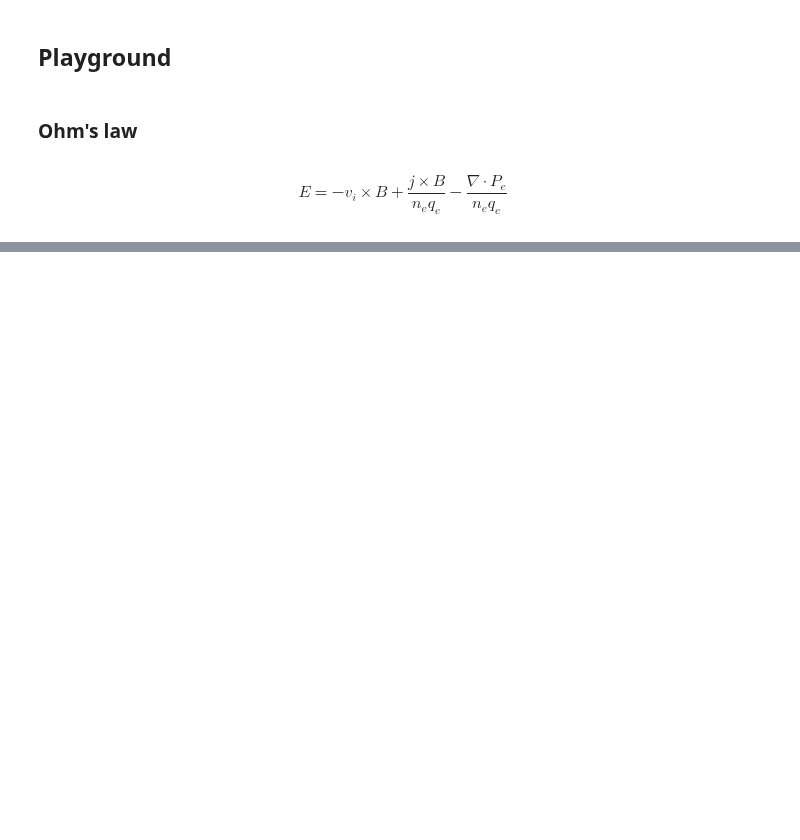
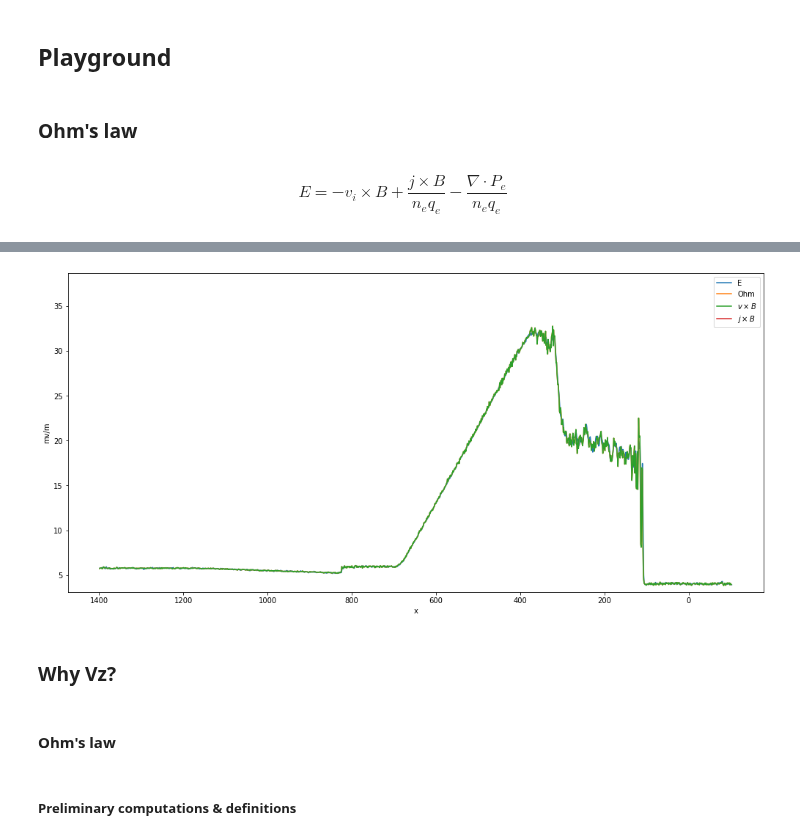
Before and after one commit to cmoissar/Jupyter-Notebooks, a Jupyter notebook: workpad.ipynb, the cells around one changed output, grey strips where cells are left out. Cells and saved outputs as stored; diff of their text form; code cells hidden in the pictures; blank space fills up the shorter version.

```diff
--- a/workpad.ipynb
+++ b/workpad.ipynb
@@ -93,9 +85,9 @@ qe = 1.60217662e-19 #C
 Cluster = 'Zoidberg'
 Cluster = 'Curie'
 Cluster = 'Occ'
-run_name = '20_04_23_very_rough_big_one_Bz-By-_re'
+run_name = '20_05_18_event_only'
 
-time = 190
+time = 210
 time = '%05d' % time    # Change the time to string format, needed by functions
 
 filepath = '../' + Cluster + '/' + run_name + '/ncfiles/'
@@ -222,3 +207,9 @@ Close file and return...
+# %%
+b = 1e-9
+j = 1e-9
+v = 1e3
+e = 1e3
+n = 1e6
 # %% [markdown]
 ### Compute J
 # %%
@@ -262,8 +257,4 @@ JxBx[:], JxBy[:], JxBz[:] = cross_product(J, B)[:] * (1/(qe*N[:]))
 JxB = [JxBx, JxBy, JxBz]
-# %%
-b = 1e-9
-j = b/cwp
-v = 1e3
 # %%
 # plt.plot(X, E[2][:, ny0, nz0], label='Ez')
 # plt.plot(X, -1e3*b*v*VxB[2][:, ny0, nz0], label='(VxB)z')
@@ -278,11 +269,11 @@ v = 1e3
 # plt.show()
 
 i = 2
-Ohm = -b*v*VxB[i][:, ny0, nz0] + j*b*JxB[i][:, ny0, nz0]
+Ohm = -v*b*VxB[i][:, ny0, nz0] + j*b*JxB[i][:, ny0, nz0]/n
 plt.plot(x, E[i][:, ny0, nz0], label='E')
 plt.plot(x, 1e3*Ohm, label='Ohm')
 plt.plot(x, 1e3*(-b*v*VxB[i][:, ny0, nz0]), label=r'$v \times B$')
-plt.plot(x, 1e3*(j*b*JxB[i][:, ny0, nz0]), label=r'$j \times B$')
+plt.plot(x, 1e3*(j*b*JxB[i][:, ny0, nz0]/n), label=r'$j \times B$')
 plt.xlabel('x')
 # plt.xlim([200,800])
 mini = np.nanmin(E[i][:, ny0, nz0])*0.8
@@ -297,0 +287,3 @@ plt.show()
+[figure, added]
+# %% [markdown]
+### Why Vz?
@@ -297,0 +296,4 @@ plt.show()
+# %% [markdown]
+#### Ohm's law
+# %% [markdown]
+##### Preliminary computations & definitions
```
Also changed, not shown: parts of 42 cells of this notebook, 2 other files.
